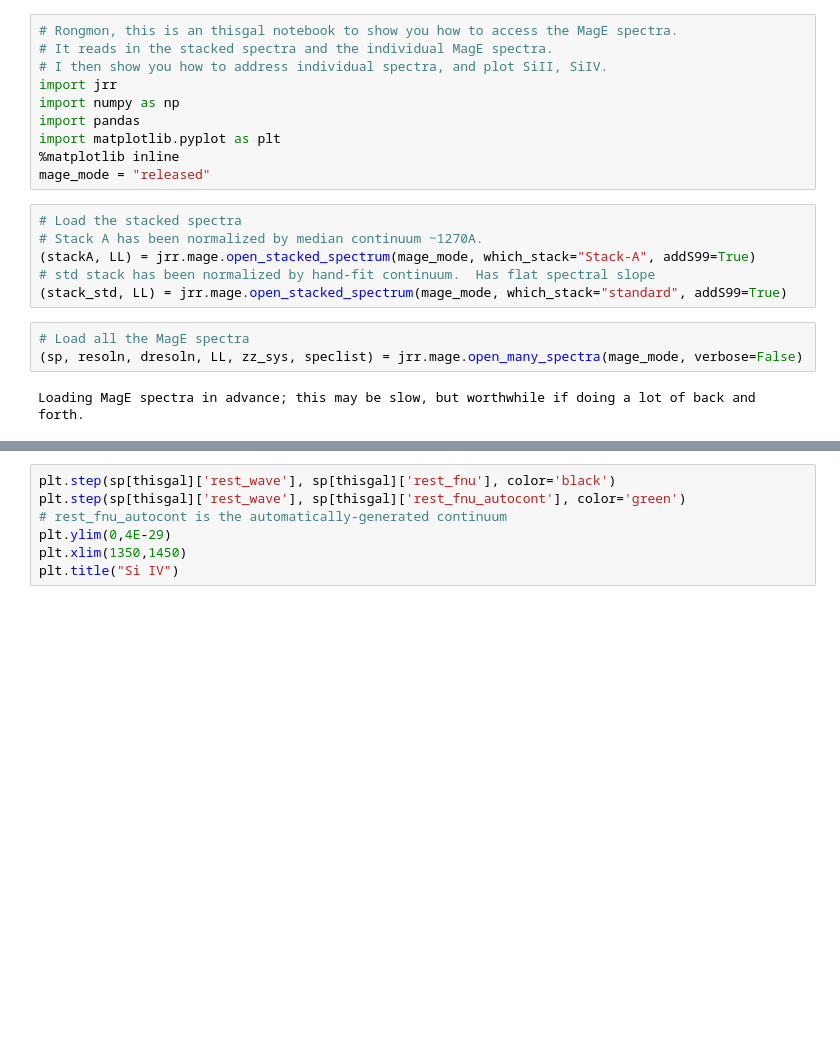
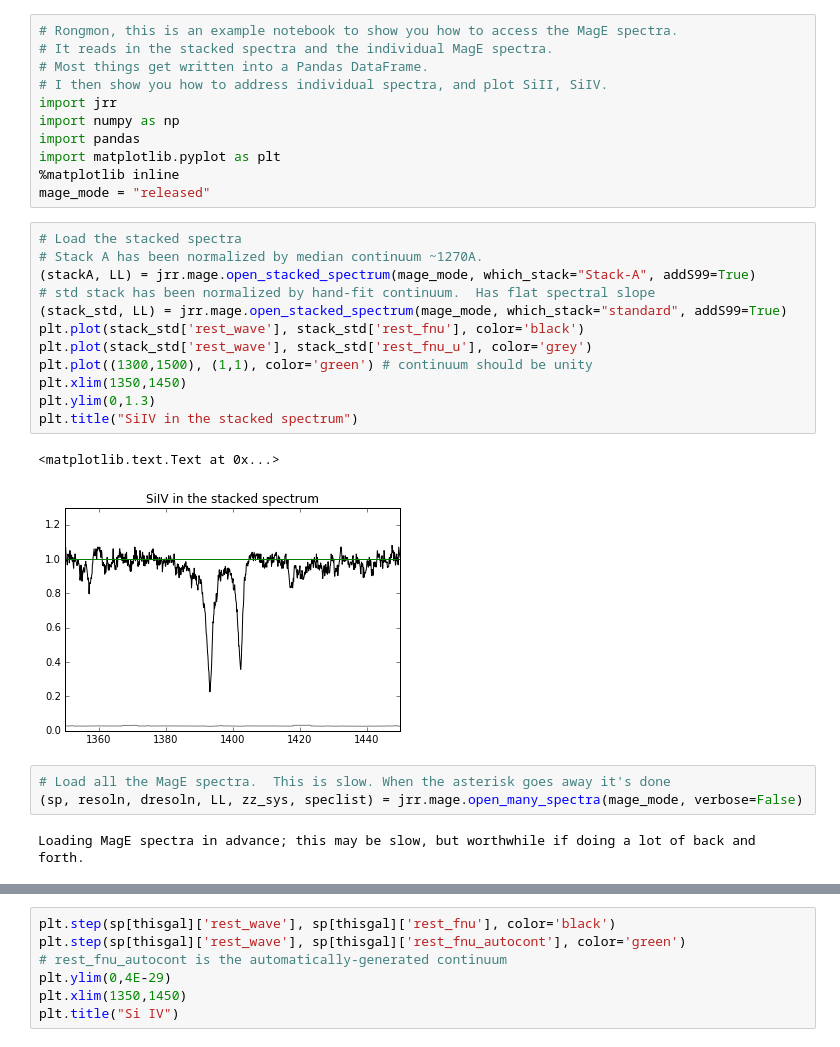
Before and after one commit to janerigby/NB, a Jupyter notebook: Rongmon Mage example.ipynb, the cells around one changed output, grey strips where cells are left out. Saved outputs shown, nothing was run; the diff lists cells and outputs as text; blank space fills up the shorter version.

```diff
--- a/Rongmon Mage example.ipynb
+++ b/Rongmon Mage example.ipynb
@@ -1,6 +1,7 @@
 # %%
-# Rongmon, this is an thisgal notebook to show you how to access the MagE spectra.
+# Rongmon, this is an example notebook to show you how to access the MagE spectra.
 # It reads in the stacked spectra and the individual MagE spectra.
+# Most things get written into a Pandas DataFrame.
 # I then show you how to address individual spectra, and plot SiII, SiIV.
 import jrr
 import numpy as np
@@ -11,11 +12,20 @@ mage_mode = "released"
 # %%
 # Load the stacked spectra
 # Stack A has been normalized by median continuum ~1270A.
 (stackA, LL) = jrr.mage.open_stacked_spectrum(mage_mode, which_stack="Stack-A", addS99=True)
 # std stack has been normalized by hand-fit continuum.  Has flat spectral slope
 (stack_std, LL) = jrr.mage.open_stacked_spectrum(mage_mode, which_stack="standard", addS99=True)
+plt.plot(stack_std['rest_wave'], stack_std['rest_fnu'], color='black')
+plt.plot(stack_std['rest_wave'], stack_std['rest_fnu_u'], color='grey')
+plt.plot((1300,1500), (1,1), color='green') # continuum should be unity
+plt.xlim(1350,1450)
+plt.ylim(0,1.3)
+plt.title("SiIV in the stacked spectrum")
+# %% [output]
+<matplotlib.text.Text at 0x...>
+[figure, added]
 # %%
-# Load all the MagE spectra
+# Load all the MagE spectra.  This is slow. When the asterisk goes away it's done
 (sp, resoln, dresoln, LL, zz_sys, speclist) = jrr.mage.open_many_spectra(mage_mode, verbose=False)
 # %% [output]
 Loading MagE spectra in advance; this may be slow, but worthwhile if doing a lot of back and forth.
```
Also changed, not shown: parts of 4 cells of this notebook.
